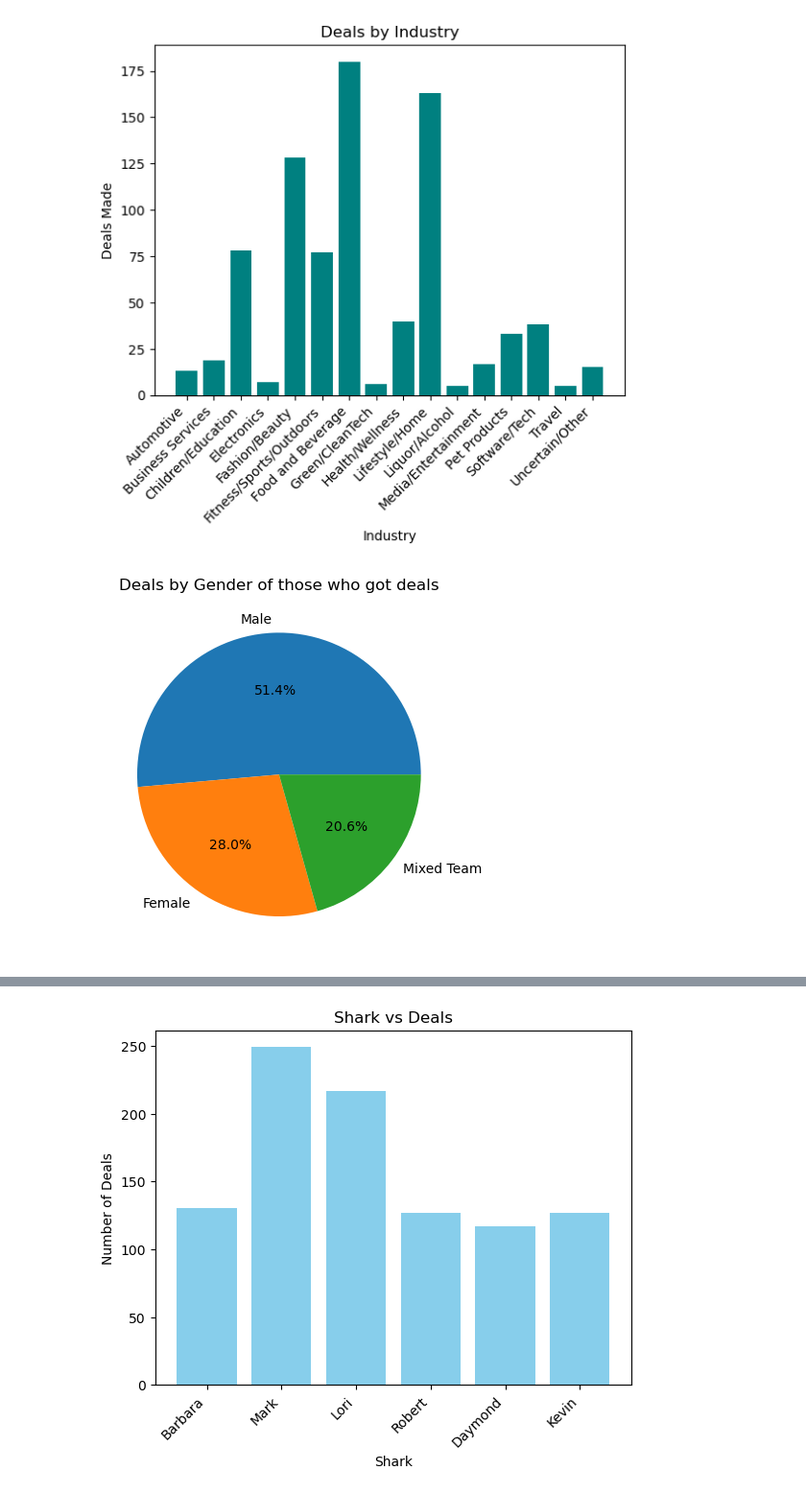
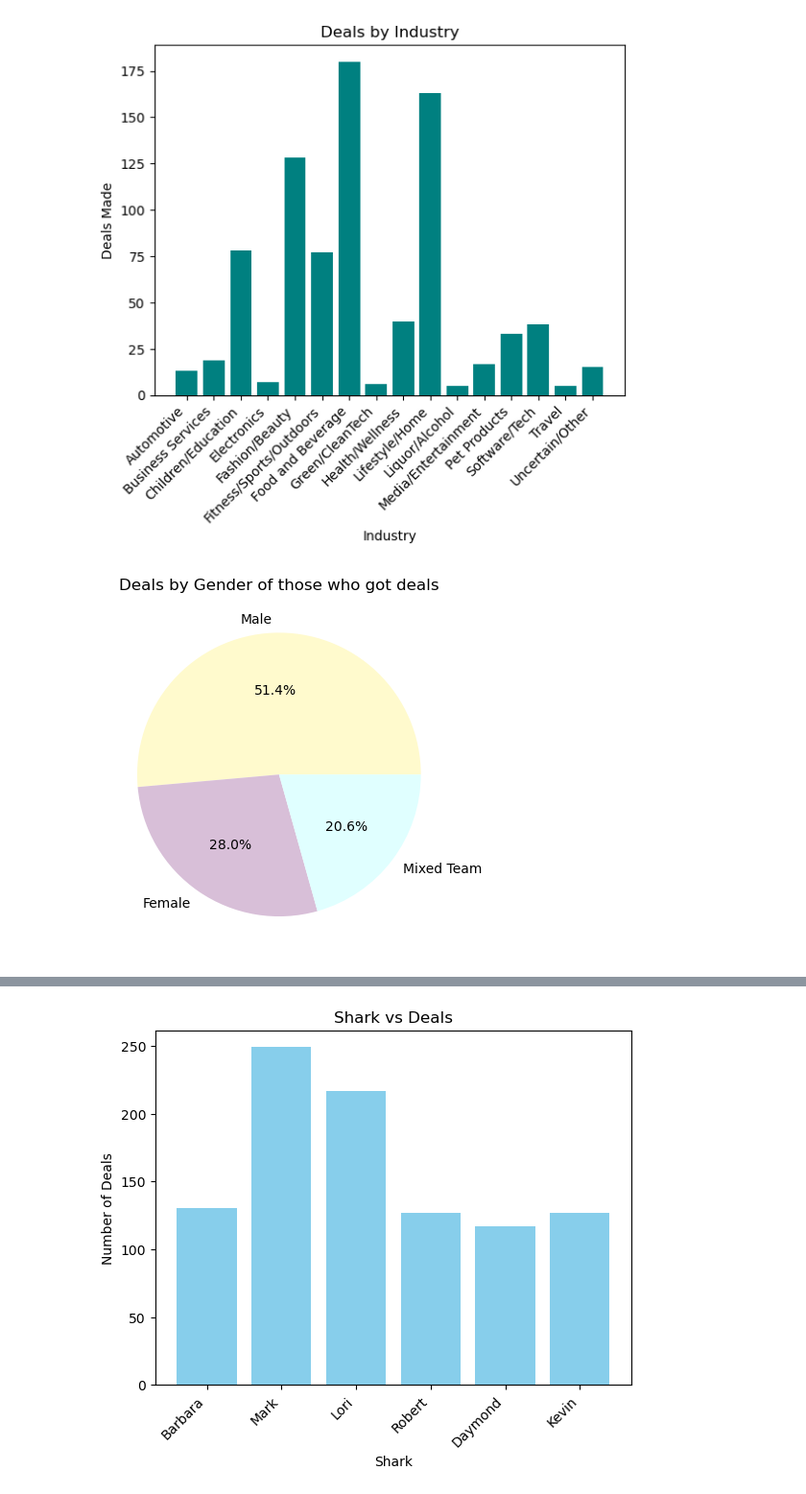
Before and after one commit to Savanna0/Project_1, a Jupyter notebook: shark_tank.ipynb, the cells around one changed output, grey strips where cells are left out. Shown at 96% size. Saved outputs shown, nothing was run; the diff lists cells and outputs as text; code cells hidden in the pictures.

```diff
--- a/shark_tank.ipynb
+++ b/shark_tank.ipynb
@@ -139,10 +166,11 @@ plt.show()
 # %%
 #Lets find out if there is a Gender bias
 gender =tank_winners_df['Pitchers Gender'].value_counts()
-plt.pie(gender, labels=gender.index,  autopct="%1.1f%%")
+colors={'thistle','lightcyan','lemonchiffon'}
+plt.pie(gender, labels=gender.index,colors=colors , autopct="%1.1f%%")
 plt.title("Deals by Gender of those who got deals")
 plt.savefig("output_data/Fig5.png")
 plt.show()
 # %% [output]
-[figure, old version]
+[figure, new version]
 # %%
```
Also changed, not shown: parts of 16 cells of this notebook, 8 other files.
